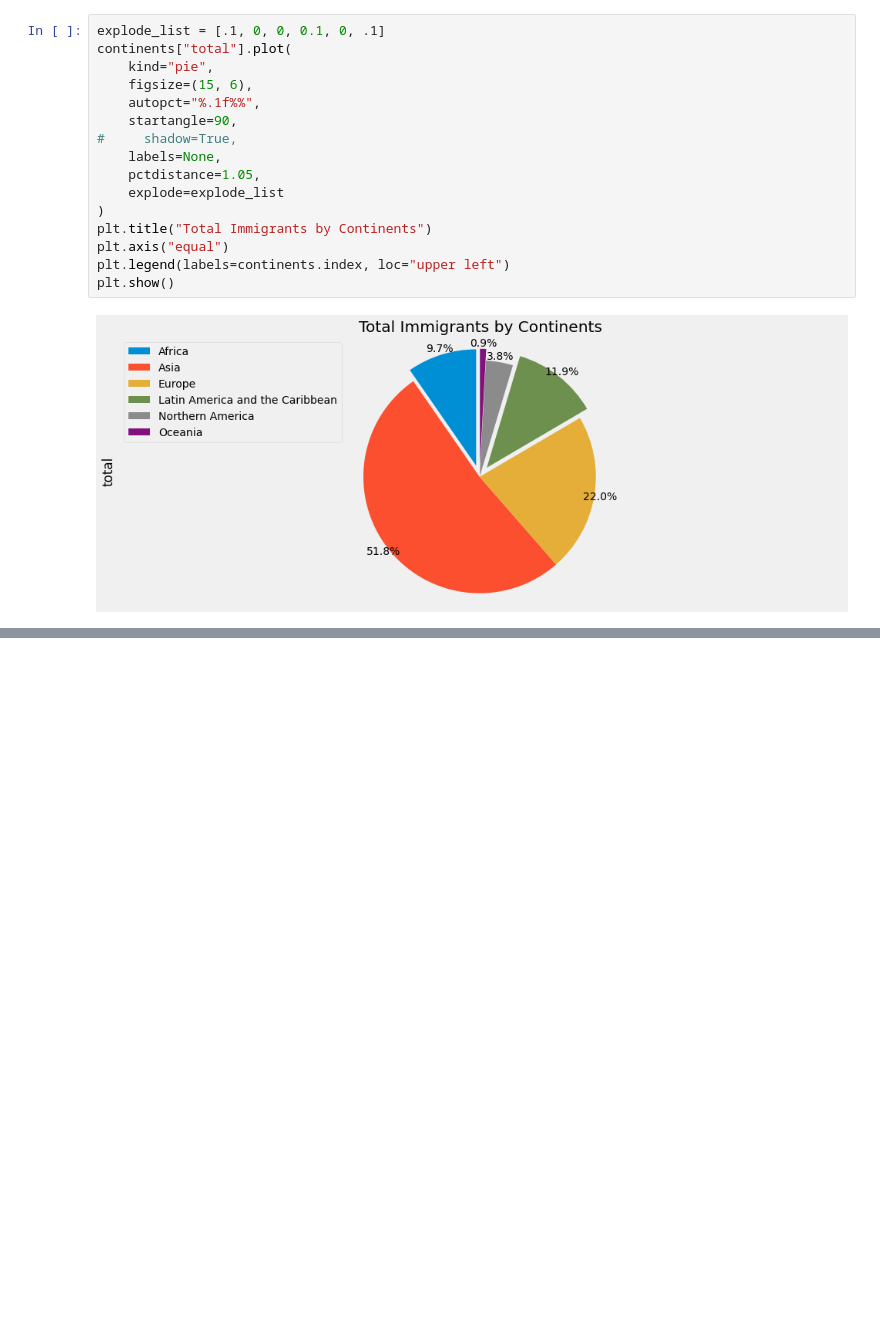
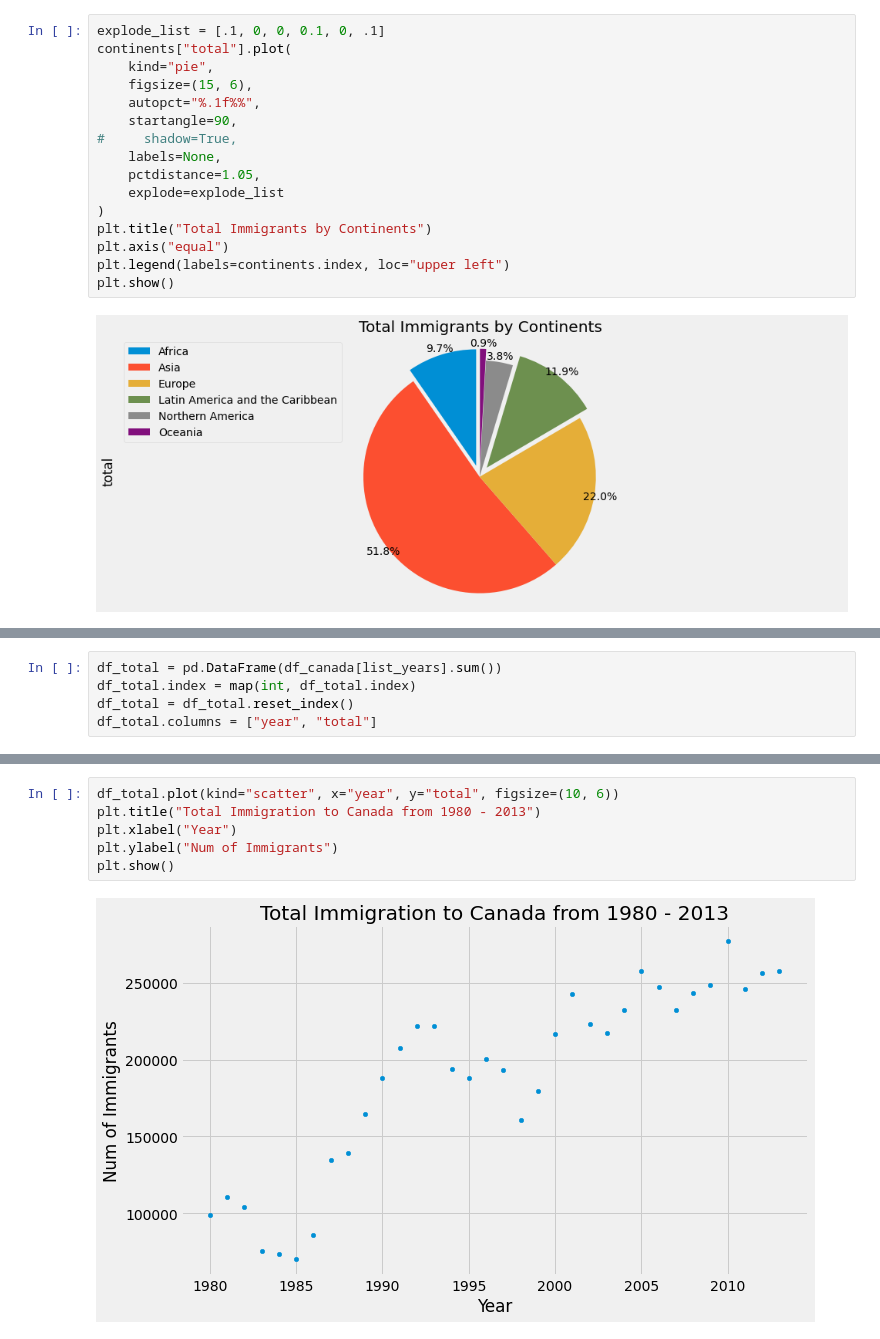
Before and after one commit to syahrulhamdani/PYTN, a Jupyter notebook: Sesi7_PYTN46.ipynb, the cells around one changed output, grey strips where cells are left out. Cells and saved outputs as stored; diff of their text form; blank space fills up the shorter version.

```diff
--- a/Sesi7_PYTN46.ipynb
+++ b/Sesi7_PYTN46.ipynb
@@ -414,0 +465,5 @@ plt.show()
+# %%
+df_total = pd.DataFrame(df_canada[list_years].sum())
+df_total.index = map(int, df_total.index)
+df_total = df_total.reset_index()
+df_total.columns = ["year", "total"]
@@ -414,0 +479,8 @@ plt.show()
+# %%
+df_total.plot(kind="scatter", x="year", y="total", figsize=(10, 6))
+plt.title("Total Immigration to Canada from 1980 - 2013")
+plt.xlabel("Year")
+plt.ylabel("Num of Immigrants")
+plt.show()
+# %% [output]
+[figure, added]
```
Also changed, not shown: parts of 7 cells of this notebook.
